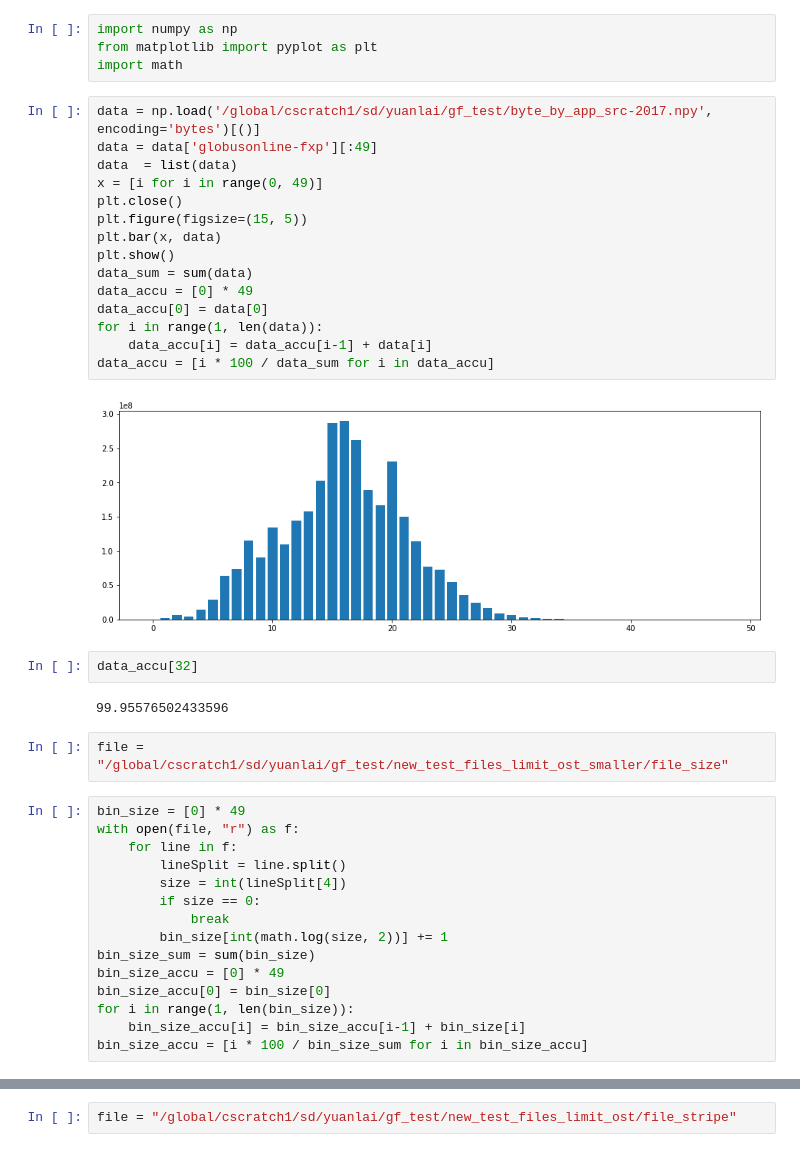
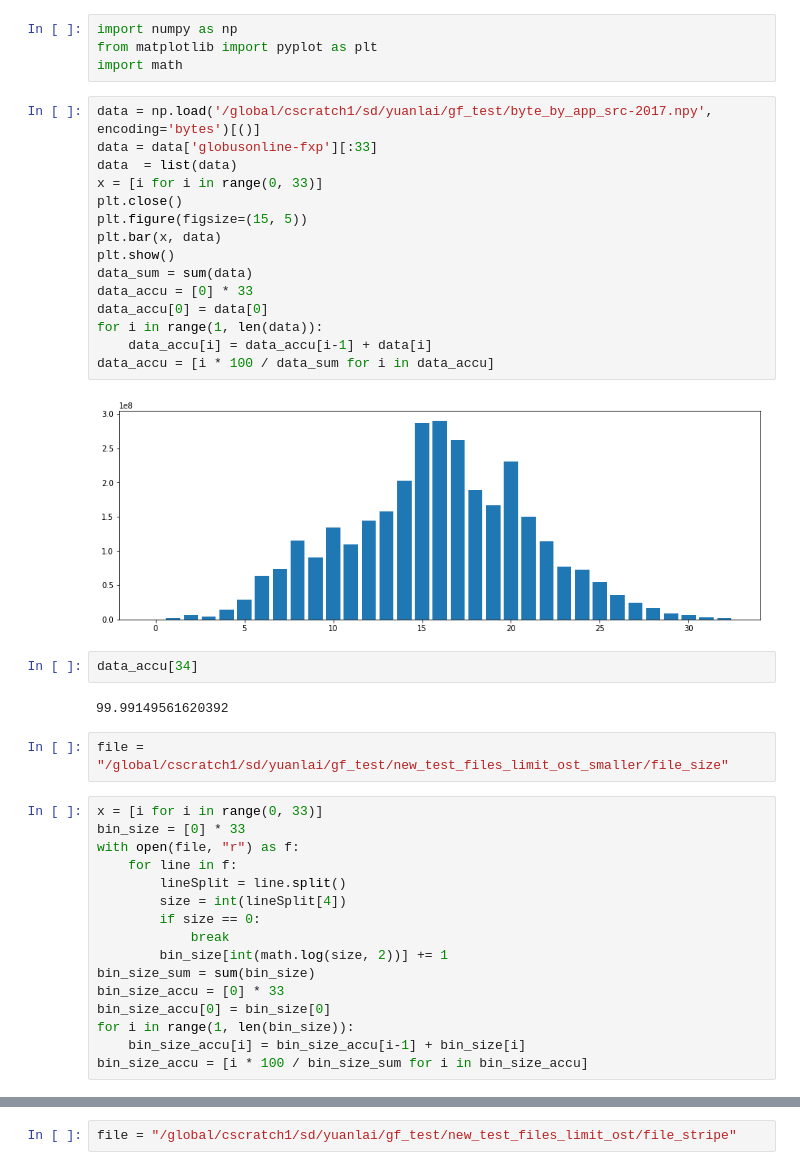
Before and after one commit to liuyuanlai/DTNSpeedTest, a Jupyter notebook: jupyter/file_size_and_ost_distribution.ipynb, the cells around one changed output, grey strips where cells are left out. Cells and saved outputs as stored; diff of their text form.

```diff
--- a/jupyter/file_size_and_ost_distribution.ipynb
+++ b/jupyter/file_size_and_ost_distribution.ipynb
@@ -4,29 +4,30 @@ from matplotlib import pyplot as plt
 import math
 # %%
 data = np.load('/global/cscratch1/sd/yuanlai/gf_test/byte_by_app_src-2017.npy', encoding='bytes')[()]
-data = data['globusonline-fxp'][:49]
+data = data['globusonline-fxp'][:33]
 data  = list(data)
-x = [i for i in range(0, 49)]
+x = [i for i in range(0, 33)]
 plt.close()
 plt.figure(figsize=(15, 5))
 plt.bar(x, data)
 plt.show()
 data_sum = sum(data)
-data_accu = [0] * 49
+data_accu = [0] * 33
 data_accu[0] = data[0]
 for i in range(1, len(data)):
     data_accu[i] = data_accu[i-1] + data[i]
 data_accu = [i * 100 / data_sum for i in data_accu]
 # %% [output]
-[figure, old version]
+[figure, new version]
 # %%
-data_accu[32]
+data_accu[34]
 # %% [output]
-99.95576502433596
+99.99149561620392
 # %%
 file = "/global/cscratch1/sd/yuanlai/gf_test/new_test_files_limit_ost_smaller/file_size"
 # %%
-bin_size = [0] * 49
+x = [i for i in range(0, 33)]
+bin_size = [0] * 33
 with open(file, "r") as f:
     for line in f:
         lineSplit = line.split()
@@ -35,7 +36,7 @@ with open(file, "r") as f:
             break
         bin_size[int(math.log(size, 2))] += 1
 bin_size_sum = sum(bin_size)
-bin_size_accu = [0] * 49
+bin_size_accu = [0] * 33
 bin_size_accu[0] = bin_size[0]
 for i in range(1, len(bin_size)):
     bin_size_accu[i] = bin_size_accu[i-1] + bin_size[i]
```
Also changed, not shown: parts of 2 cells of this notebook, 30 other files.
